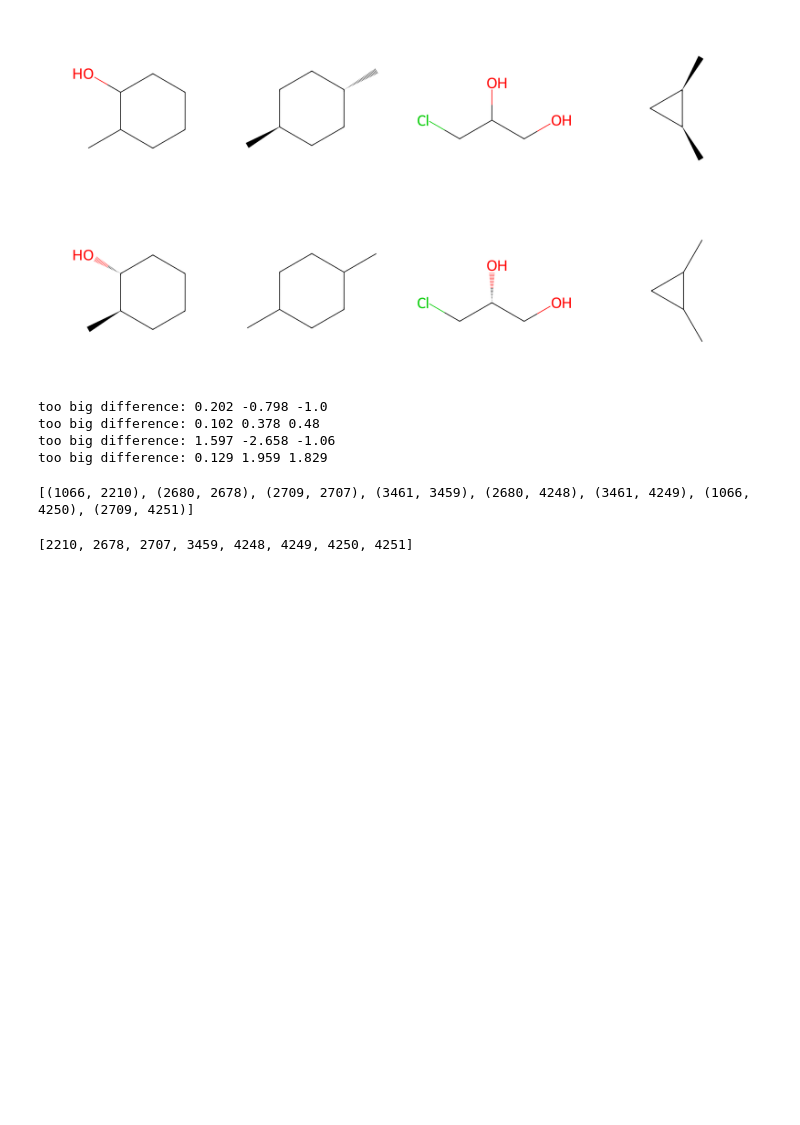
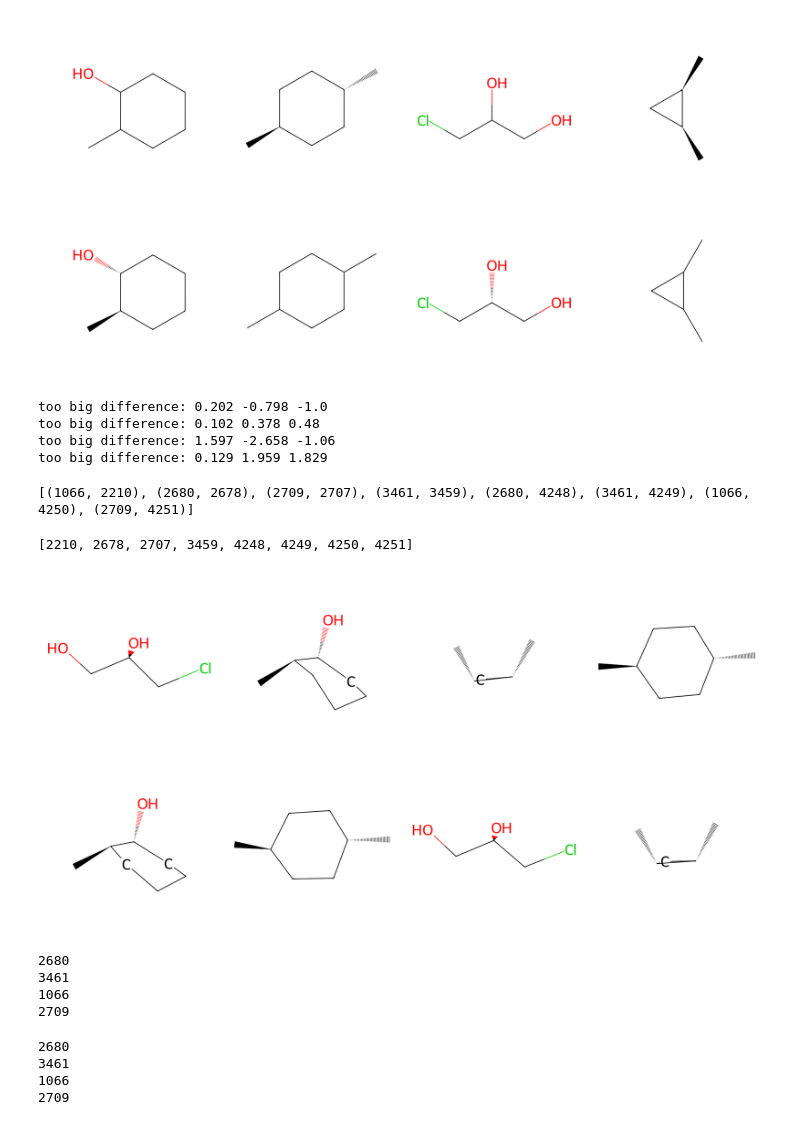
Before and after one commit to Cschiebroek/mdfptools, a Jupyter notebook: examples/data_analysis.ipynb, the cells around one changed output. Drawn from its saved outputs; the diff is of its cells as text; code cells hidden in the pictures; blank space fills up the shorter version.

Commit message:
removed duplicates with big difference in vp

```diff
--- a/examples/data_analysis.ipynb
+++ b/examples/data_analysis.ipynb
@@ -661,3 +662,15 @@ confids
 #to answer this, we must know: should stereo be important for the vp?
 #also damn these differences are really big, I wonder what the experimental ucertainty is; i.e. how good could our model possibly get? check the post from Pat Walters!!
 #I think for these compounds, stereo should not heavily impact vp; the molecular size and intramolecular forces should be somewhat similar for the two stereoisomers
+# %%
+#lets also pull the molblcoks for the ones we've already registered
+cur.execute("SELECT molblock FROM conformers WHERE conf_id IN %s", (tuple(confids),))
+molblocks = cur.fetchall()
+molblocks[0]
+mols = [Chem.MolFromMolBlock(x[0]) for x in molblocks]
+Draw.MolsToGridImage(mols, molsPerRow=4,subImgSize=(500,500))
+#the reason they are different conformers with same random seed, is that for 1 the stereo is specified beforehand, and for the other afterwards.
+#so I guess what happened was this; we registered the first one, then we tried to register the second one, but it was already registered, so we just added the second conformer to the same molregno.
+#I say, because the difference is to big, we delete these and save them to
+# %% [output]
+[figure, added]
@@ -663,0 +682,10 @@ confids
+# %%
+#now drop molregnos_to_look_at from the conformers table
+for molregno in molregnos_to_look_at:
+    print(molregno)
+    cur.execute("DELETE FROM conformers WHERE molregno = %s", (molregno,))
+# %% [output]
+2680
+3461
+1066
+2709
@@ -663,0 +694,9 @@ confids
+# %%
+for molregno in molregnos_to_look_at:
+    print(molregno)
+    cur.execute("DELETE FROM cs_mdfps_schema.experimental_data WHERE molregno = %s", (molregno,))
+# %% [output]
+2680
+3461
+1066
+2709
```
Also changed, not shown: parts of 16 cells of this notebook.
